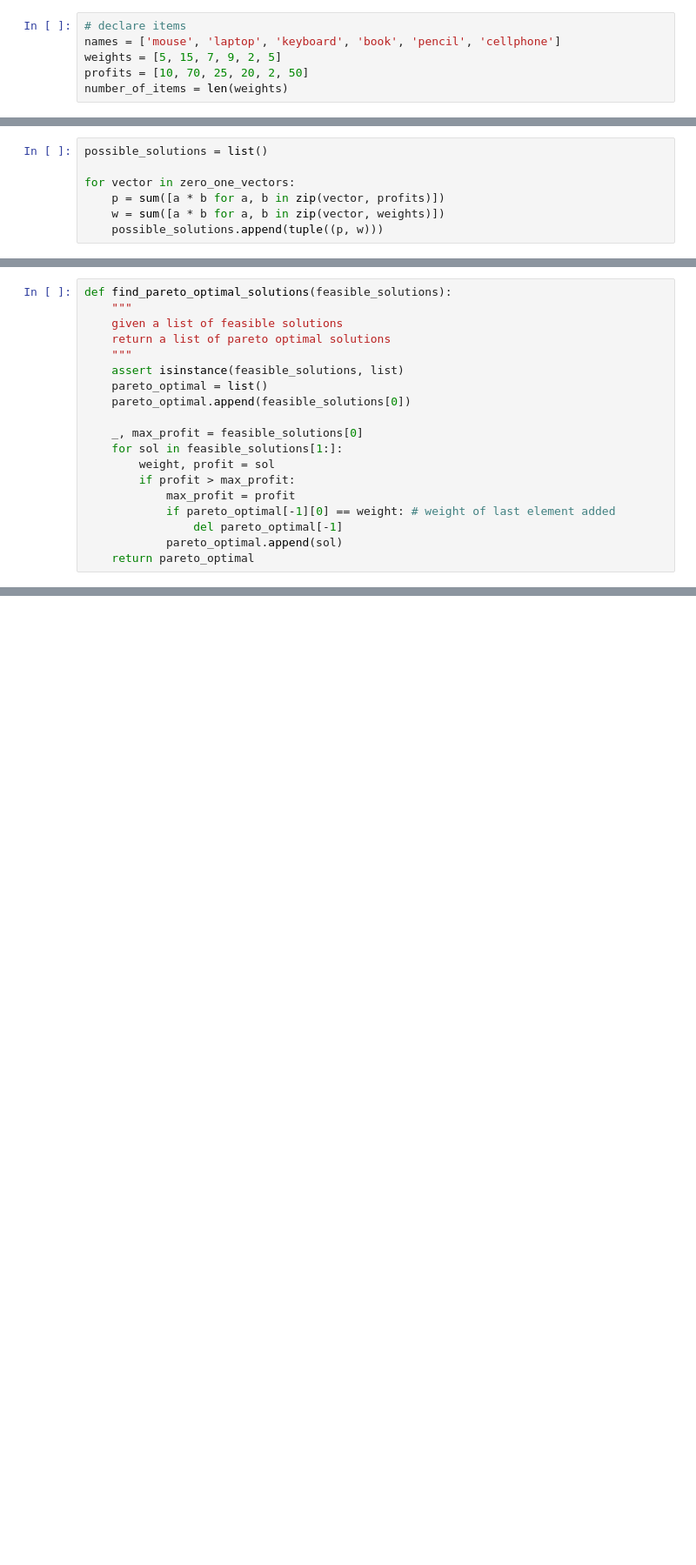
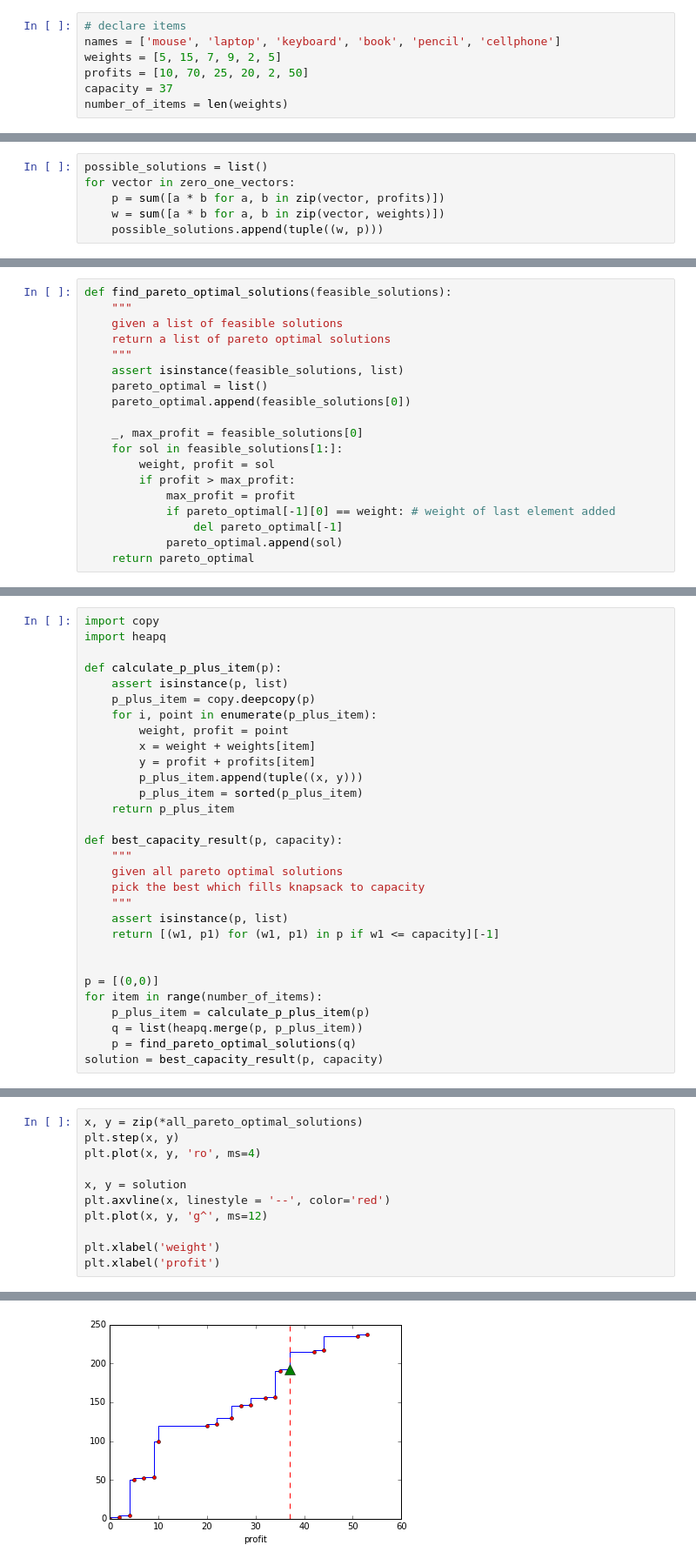
Before and after one commit to stashkov/pearls_of_algorithms, a Jupyter notebook: Nemhauser_Ullman/NemhauserUllmann.ipynb, the cells around one changed output, grey strips where cells are left out. Shown at 87% size. Saved outputs shown, nothing was run; the diff lists cells and outputs as text; blank space fills up the shorter version.

```diff
--- a/Nemhauser_Ullman/NemhauserUllmann.ipynb
+++ b/Nemhauser_Ullman/NemhauserUllmann.ipynb
@@ -33,6 +33,7 @@ Maximize:
 names = ['mouse', 'laptop', 'keyboard', 'book', 'pencil', 'cellphone']
 weights = [5, 15, 7, 9, 2, 5]
 profits = [10, 70, 25, 20, 2, 50]
+capacity = 37
 number_of_items = len(weights)
 # %%
 print("Total weight is {}".format(sum(weights)))
@@ -90,9 +78,8 @@ for solution in solutions:
 # %%
 possible_solutions = list()
-
 for vector in zero_one_vectors:
     p = sum([a * b for a, b in zip(vector, profits)])
     w = sum([a * b for a, b in zip(vector, weights)])
-    possible_solutions.append(tuple((p, w)))
+    possible_solutions.append(tuple((w, p)))
 # %%
 p, w = zip(*possible_solutions)
@@ -276,0 +264,30 @@ w = sum([int(a) * b for a, b in zip(vector, weights)])
+# %%
+import copy
+import heapq
+
+def calculate_p_plus_item(p):
+    assert isinstance(p, list)
+    p_plus_item = copy.deepcopy(p)
+    for i, point in enumerate(p_plus_item):
+        weight, profit = point
+        x = weight + weights[item]
+        y = profit + profits[item]
+        p_plus_item.append(tuple((x, y)))
+        p_plus_item = sorted(p_plus_item)
+    return p_plus_item
+
+def best_capacity_result(p, capacity):
+    """
+    given all pareto optimal solutions
+    pick the best which fills knapsack to capacity
+    """
+    assert isinstance(p, list)
+    return [(w1, p1) for (w1, p1) in p if w1 <= capacity][-1]
+
+
+p = [(0,0)]
+for item in range(number_of_items):
+    p_plus_item = calculate_p_plus_item(p)
+    q = list(heapq.merge(p, p_plus_item))
+    p = find_pareto_optimal_solutions(q)
+solution = best_capacity_result(p, capacity)
@@ -276,0 +298,12 @@ w = sum([int(a) * b for a, b in zip(vector, weights)])
+# %%
+x, y = zip(*all_pareto_optimal_solutions)
+plt.step(x, y)
+plt.plot(x, y, 'ro', ms=4)
+
+x, y = solution
+plt.axvline(x, linestyle = '--', color='red')
+plt.plot(x, y, 'g^', ms=12)
+
+plt.xlabel('weight')
+plt.xlabel('profit')
+# %% [output]
@@ -276,0 +311 @@ w = sum([int(a) * b for a, b in zip(vector, weights)])
+[figure, added]
```
Also changed, not shown: parts of 18 cells of this notebook.
